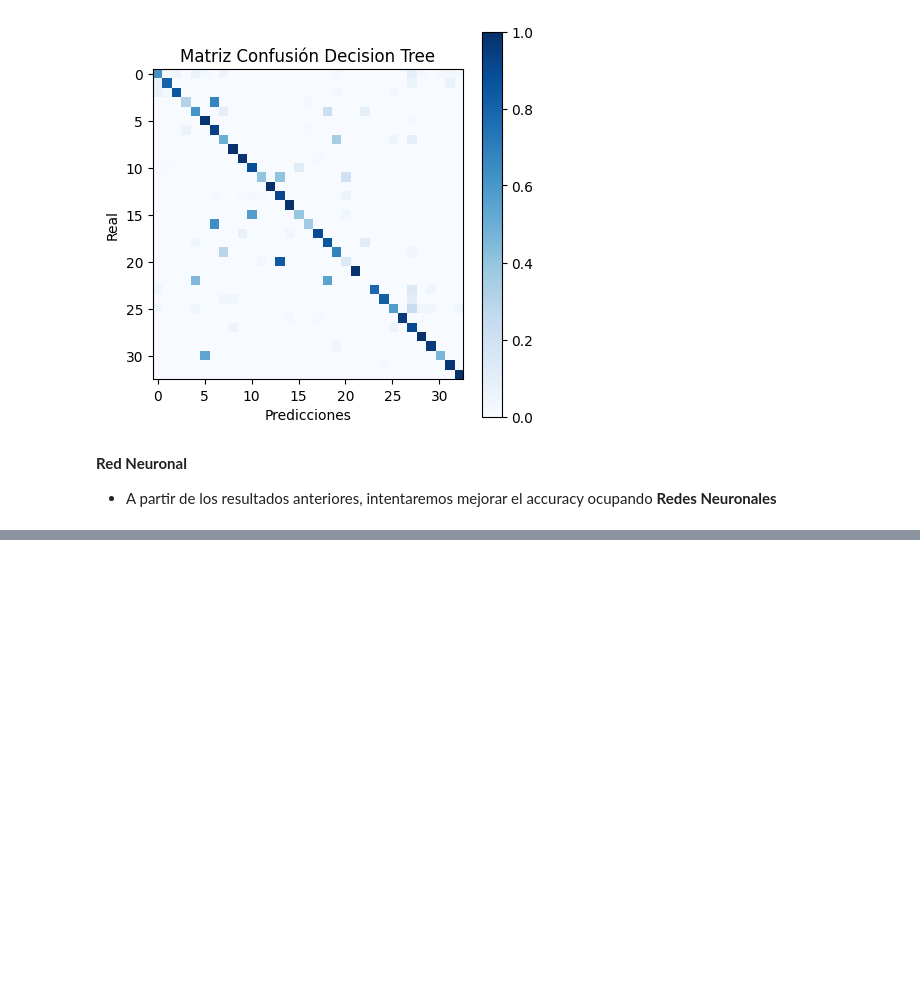
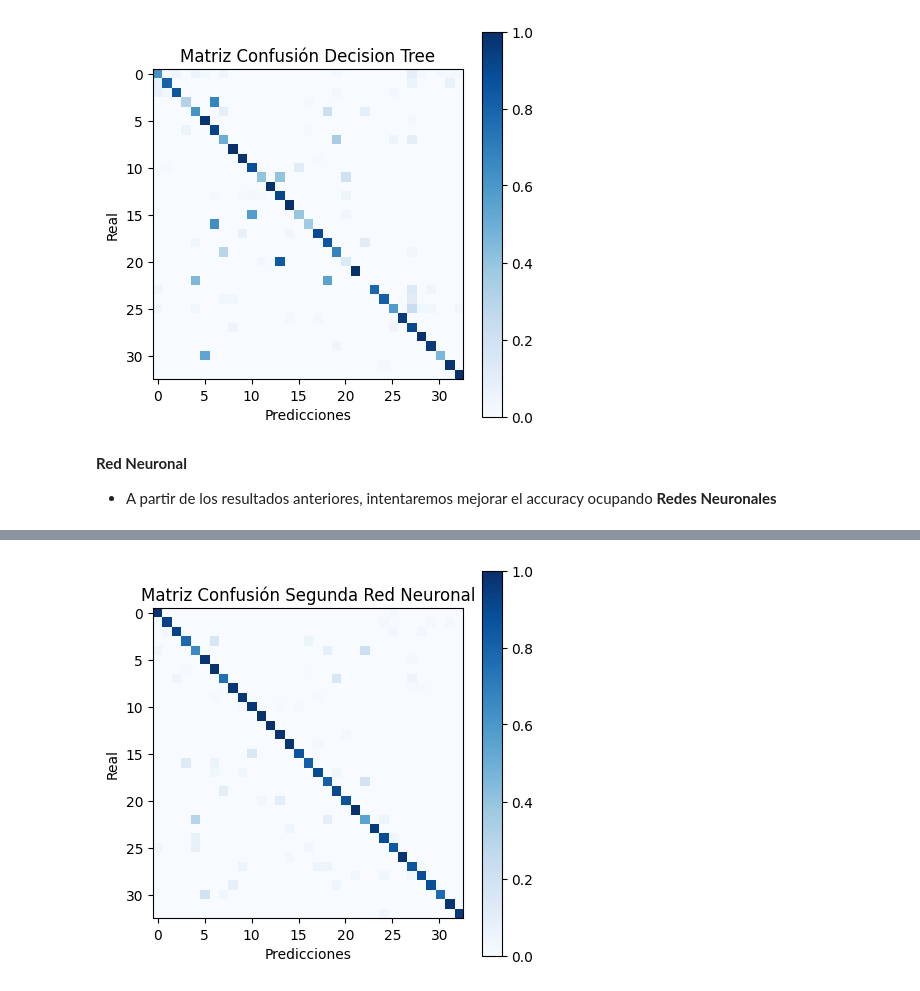
Before and after one commit to NicoElHulk/Proyecto1_ML, a Jupyter notebook: src/main.ipynb, the cells around one changed output, grey strips where cells are left out. Cells and saved outputs as stored; diff of their text form; code cells hidden in the pictures; blank space fills up the shorter version.

Commit message:
Nuevos Cambios

```diff
--- a/src/main.ipynb
+++ b/src/main.ipynb
@@ -265,7 +320,7 @@ A cada matriz de confusion tenemos que agregar la matriz de confusion normalizad
 los datos que tenemos en cada clase estan desbalanceados
 '''
 
-def matrices_confusion(reales, predicciones, title):
+def matriz_confusion(reales, predicciones, title):
     matriz = confusion_matrix(reales, predicciones)
     matriz_normalizada = matriz.astype('float') / matriz.sum(axis=1)[:, np.newaxis]
 
@@ -404,0 +463,22 @@ X_test_inputs = [X_test[col_name].values for col_name in columnas_diagnosticos]
+# %%
+columnas_diagnosticos = nuevo_dataset.columns[0:35]
+columnas_procedimientos = nuevo_dataset.columns[35:65]
+
+X_train_inputs_diag = [X_train[col_name].values for col_name in columnas_diagnosticos]
+X_test_inputs_diag = [X_test[col_name].values for col_name in columnas_diagnosticos]
+
+X_train_inputs_proc = [X_train[col_name].values for col_name in columnas_procedimientos]
+X_test_inputs_proc = [X_test[col_name].values for col_name in columnas_procedimientos]
+
+X_train_edad = [X_train['Edad en años'].values]
+X_test_edad = [X_test['Edad en años'].values]
+
+X_train_sexo = [X_train['Sexo (Desc)'].values]
+X_test_sexo = [X_test['Sexo (Desc)'].values]
+
+X_train_inputs = X_train_inputs_diag + X_train_inputs_proc + [X_train_edad + X_train_sexo]
+X_test_inputs = X_test_inputs_diag + X_test_inputs_proc + [X_test_edad + X_test_sexo]
+
+print(len(X_train_inputs_diag))
+print(len(X_test['Edad en años']))
+print(len(nuevo_dataset))
@@ -405,3 +489,3 @@ X_test_inputs = [X_test[col_name].values for col_name in columnas_diagnosticos]
 # %%
-red_neuronal.compile(optimizer=Adam(learning_rate=1e-3), loss='sparse_categorical_crossentropy', metrics=['accuracy'])
-red_neuronal.fit(X_train_inputs, y_train, validation_data=(X_test_inputs, y_test), batch_size=64, epochs=32, verbose=1)
+modelo.compile(optimizer=Adam(learning_rate=1e-3), loss='sparse_categorical_crossentropy', metrics=['accuracy'])
+modelo.fit(X_train_inputs, y_train, validation_data=(X_test_inputs, y_test), batch_size=64, epochs=30, verbose=1)
@@ -407,0 +515,12 @@ red_neuronal.fit(X_train_inputs, y_train, validation_data=(X_test_inputs, y_test
+# %%
+predicciones = modelo.predict(X_test_inputs)
+predicciones_red_neuronal = []
+for i in range(len(predicciones)):
+    index = 0
+    for j in predicciones[i]:
+        if max(predicciones[i]) == j:
+            predicciones_red_neuronal.append(index)
+            break
+        index += 1
+
+print('Accuracy Red Neuronal: ', round(np.mean(predicciones_red_neuronal == y_test), 2))
@@ -407,0 +530,4 @@ red_neuronal.fit(X_train_inputs, y_train, validation_data=(X_test_inputs, y_test
+# %%
+matriz_confusion(y_test, predicciones_red_neuronal, 'Matriz Confusión Segunda Red Neuronal')
+# %% [output]
+[figure, added]
```
Also changed, not shown: parts of 23 cells of this notebook.
